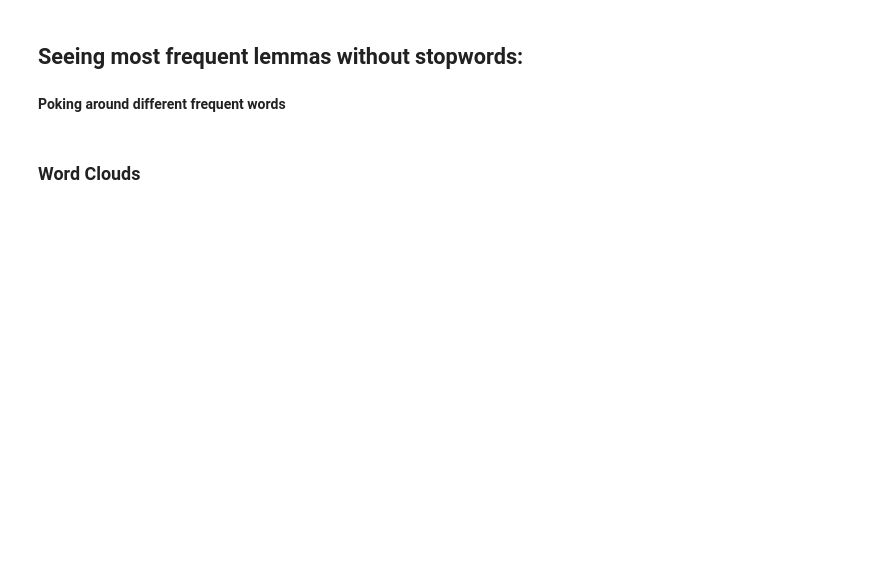
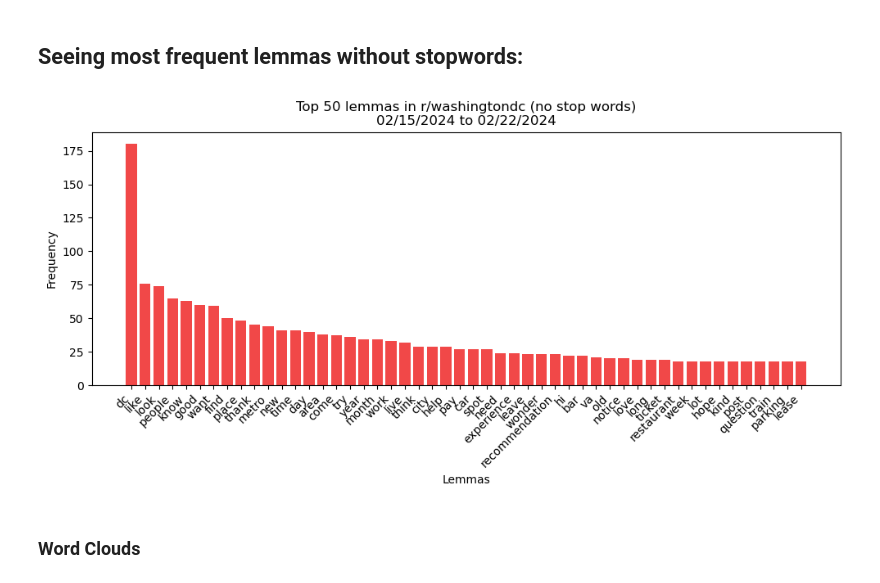
Before and after one commit to zshoorbajee/scrape_with_praw, a Jupyter notebook: explore_new_posts_prototype.ipynb, the cells around one changed output. Cells and saved outputs as stored; diff of their text form; code cells hidden in the pictures; blank space fills up the shorter version.

```diff
--- a/explore_new_posts_prototype.ipynb
+++ b/explore_new_posts_prototype.ipynb
@@ -182,4 +294,4 @@ def spacy_lemmatize(spacy_doc):
     lemmas = [t.lemma_.lower() for t in spacy_doc if token_mask(t)]
     return lemmas
 # %%
-df_new_nlp['text_comb_lemmas'] = df_new_nlp['spacy_text_comb'].apply(spacy_lemmatize)
+df_nlp['text_comb_lemmas'] = df_nlp['spacy_text_comb'].apply(spacy_lemmatize)
@@ -199,7 +345,7 @@ This has to be done to the stop words while they are still within the string bec
 stopword_list_lem = []
 
 sw_lem_Series = \
-    df_new_nlp['spacy_text_comb'].apply(
+    df_nlp['spacy_text_comb'].apply(
         lambda x: [t.lemma_.lower() for t in x if t.text.lower() in stopword_list]
     )
 
@@ -208,6 +354,6 @@ for row in sw_lem_Series:
 # %%
 # Lemmatized tokens, excluding stop words
 
-df_new_nlp['text_comb_lemmas_no_sw'] = df_new_nlp['text_comb_lemmas'].apply(
+df_nlp['text_comb_lemmas_no_sw'] = df_nlp['text_comb_lemmas'].apply(
     lambda x: [l for l in x if l not in stopword_list_lem]
     )
@@ -218,18 +377,20 @@ df_new_nlp.head()
 # %%
 fig, ax = plt.subplots(figsize=(10,5))
 
 top_50_lem = OrderedDict(
-    FreqDist(df_new_nlp[df_new_nlp['text_comb_lemmas_no_sw'].apply(lambda x: len(x) > 0)]['text_comb_lemmas_no_sw'].explode()).most_common(50)
+    FreqDist(df_nlp[df_nlp['text_comb_lemmas_no_sw'].apply(lambda x: len(x) > 0)]['text_comb_lemmas_no_sw'].explode()).most_common(50)
     )
 
 tokens = list(top_50_lem.keys())
 freq = list(top_50_lem.values())
 ax.bar(x=tokens, height=freq, color='#f14848')
 ax.set_xlabel('Lemmas', size=10)
 ax.set_ylabel('Frequency', size=10)
-ax.set_title('Top 50 lemmas in r/askreddit (no stop words)\n2/9 to 2/14 2024')
+ax.set_title(f'Top 50 lemmas in r/{subreddit} (no stop words)\n{oldest} to {newest}')
 ax.set_xticklabels(tokens, rotation=45, ha='right')
 fig.set_facecolor('white')
 plt.tight_layout()
 # plt.savefig('./images/top_50_lemmas_no_sw2.png', dpi=500)
 plt.show()
+# %% [output]
+[figure, added]
@@ -240,2 +396,0 @@ print(df_new_nlp[df_new_nlp['text_comb_lemmas'].apply(lambda x: 'taxis' in x)].l
-# %% [markdown]
-**Poking around different frequent words**
```
Also changed, not shown: parts of 53 cells of this notebook.
